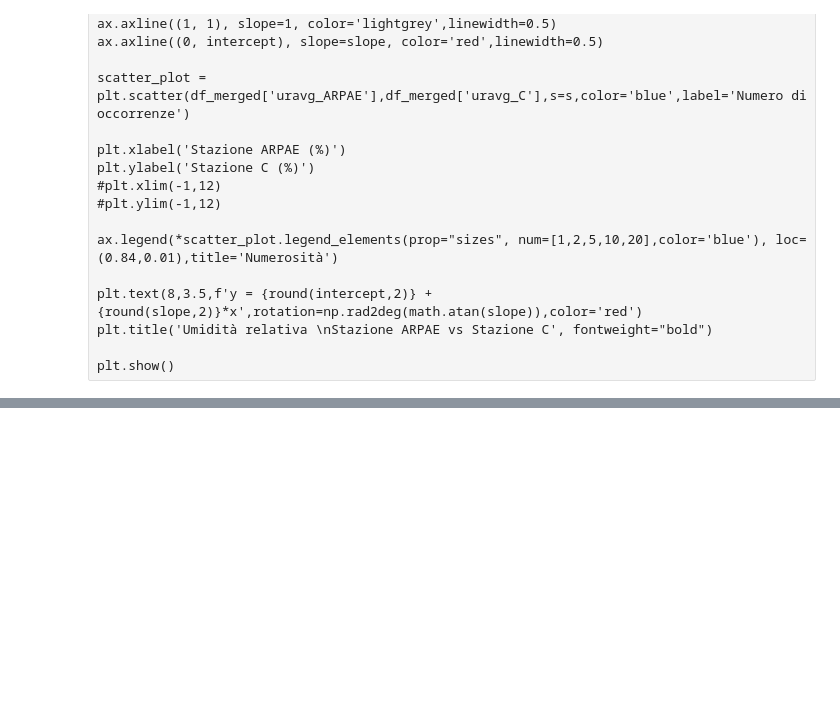
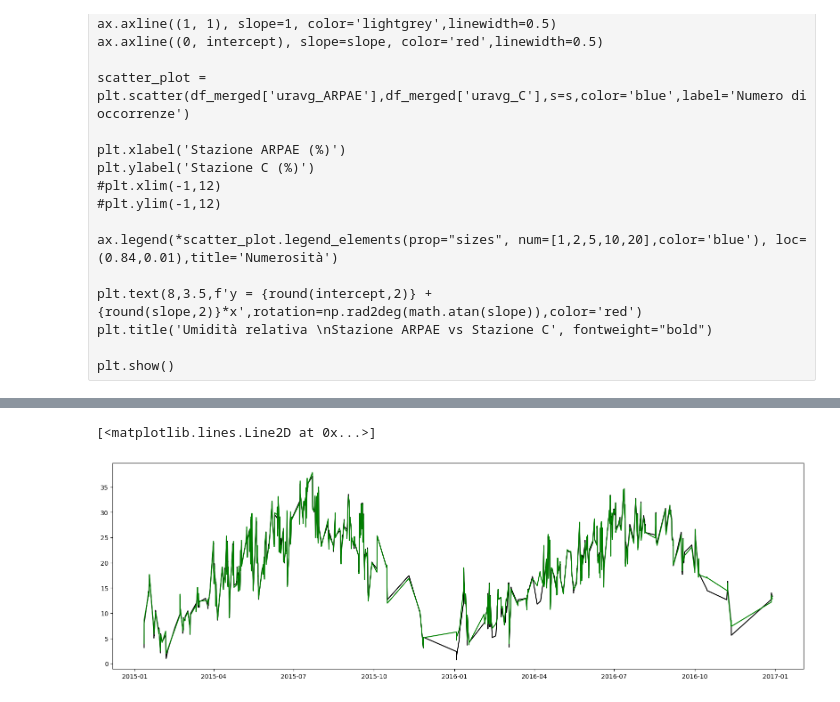
Before and after one commit to FedeJack06/Laboratorio-di-Fisica-dell-Atmosfera, a Jupyter notebook: 1esp/B_Stazioni_Davis.ipynb, the cells around one changed output, grey strips where cells are left out. Drawn from its saved outputs; the diff is of its cells as text; code cells hidden in the pictures; blank space fills up the shorter version.

```diff
--- a/1esp/B_Stazioni_Davis.ipynb
+++ b/1esp/B_Stazioni_Davis.ipynb
@@ -647,0 +656,13 @@ plt.show()
+# %%
+def get_season(month):
+    if 3 <= month <= 5:
+        return 'MAM'
+    elif 6 <= month <= 8:
+        return 'JJA'
+    elif 9 <= month <= 11:
+        return 'SON'
+    else:
+        return 'DJF'
+
+#aggiungo indice di stagione
+df_avgAB['Stagione'] = df_avgAB['Datetime'].dt.month.apply(get_season)
@@ -647,0 +708,8 @@ plt.show()
+# %%
+dfA = df_A_year_filt[['Datetime','wndSpeed','wndDir','outTemp']]
+dfC = df_C_year_filt[['Datetime','wndSpeed','wndDir','outTemp']]
+dfC_w = dfC[(dfC['wndSpeed'] >= 2)&(dfC['wndSpeed']<=8)&(dfC['wndDir'] >= 0)&(dfC['wndDir']<360)]
+df_merge = pd.merge(dfC_w, dfA, on='Datetime', suffixes=('_C', '_A'))
+#aggiungo indice di stagione
+df_merge['Stagione'] = df_merge['Datetime'].dt.month.apply(get_season)
+df_merge
@@ -647,0 +730,7 @@ plt.show()
+# %%
+plt.figure(figsize=(20, 6))
+plt.plot(df_merge.Datetime, df_merge.outTemp_A,color='black')
+plt.plot(df_merge.Datetime, df_merge.outTemp_C,color='green')
+# %% [output]
+[<matplotlib.lines.Line2D at 0x...>]
+[figure, added]
```
Also changed, not shown: parts of 10 cells of this notebook, 2 other files.
